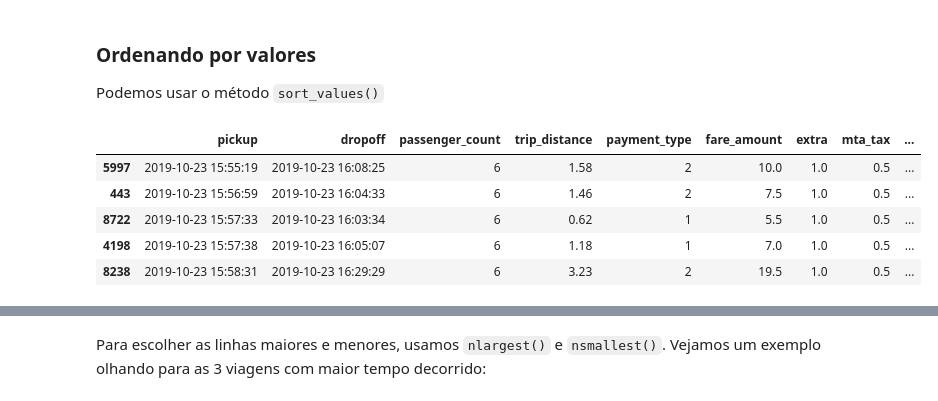
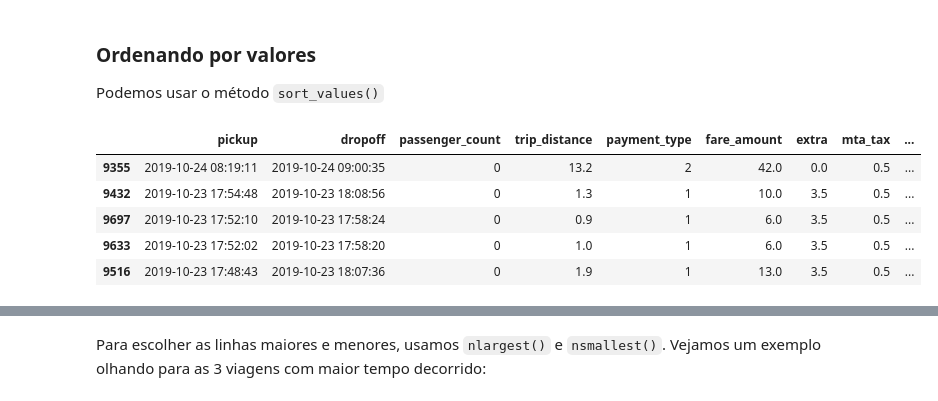
Before and after one commit to nicolas1707/pandas-workshop, a Jupyter notebook: notebooks/Anotações.ipynb, the cells around one changed output, grey strips where cells are left out. Drawn from its saved outputs; the diff is of its cells as text; code cells hidden in the pictures.

```diff
--- a/notebooks/Anotações.ipynb
+++ b/notebooks/Anotações.ipynb
@@ -498,11 +498,11 @@ taxis.head(2)
 ### Ordenando por valores
 Podemos usar o método `sort_values()`
 # %%
-taxis.sort_values(['passenger_count', 'pickup'], ascending=[False, True]).head()
+taxis.sort_values(['passenger_count', 'pickup'], ascending=[True, False]).head()
 # %% [output]
 |  | pickup | dropoff | passenger_count | trip_distance | payment_type | fare_amount | extra | mta_tax | ... |
-| 5997 | 2019-10-23 15:55:19 | 2019-10-23 16:08:25 | 6 | 1.58 | 2 | 10.0 | 1.0 | 0.5 | ... |
-| 443 | 2019-10-23 15:56:59 | 2019-10-23 16:04:33 | 6 | 1.46 | 2 | 7.5 | 1.0 | 0.5 | ... |
-| 8722 | 2019-10-23 15:57:33 | 2019-10-23 16:03:34 | 6 | 0.62 | 1 | 5.5 | 1.0 | 0.5 | ... |
-| 4198 | 2019-10-23 15:57:38 | 2019-10-23 16:05:07 | 6 | 1.18 | 1 | 7.0 | 1.0 | 0.5 | ... |
-| 8238 | 2019-10-23 15:58:31 | 2019-10-23 16:29:29 | 6 | 3.23 | 2 | 19.5 | 1.0 | 0.5 | ... |
+| 9355 | 2019-10-24 08:19:11 | 2019-10-24 09:00:35 | 0 | 13.2 | 2 | 42.0 | 0.0 | 0.5 | ... |
+| 9432 | 2019-10-23 17:54:48 | 2019-10-23 18:08:56 | 0 | 1.3 | 1 | 10.0 | 3.5 | 0.5 | ... |
+| 9697 | 2019-10-23 17:52:10 | 2019-10-23 17:58:24 | 0 | 0.9 | 1 | 6.0 | 3.5 | 0.5 | ... |
+| 9633 | 2019-10-23 17:52:02 | 2019-10-23 17:58:20 | 0 | 1.0 | 1 | 6.0 | 3.5 | 0.5 | ... |
+| 9516 | 2019-10-23 17:48:43 | 2019-10-23 18:07:36 | 0 | 1.9 | 1 | 13.0 | 3.5 | 0.5 | ... |
```
Also changed, not shown: parts of 23 cells of this notebook.
